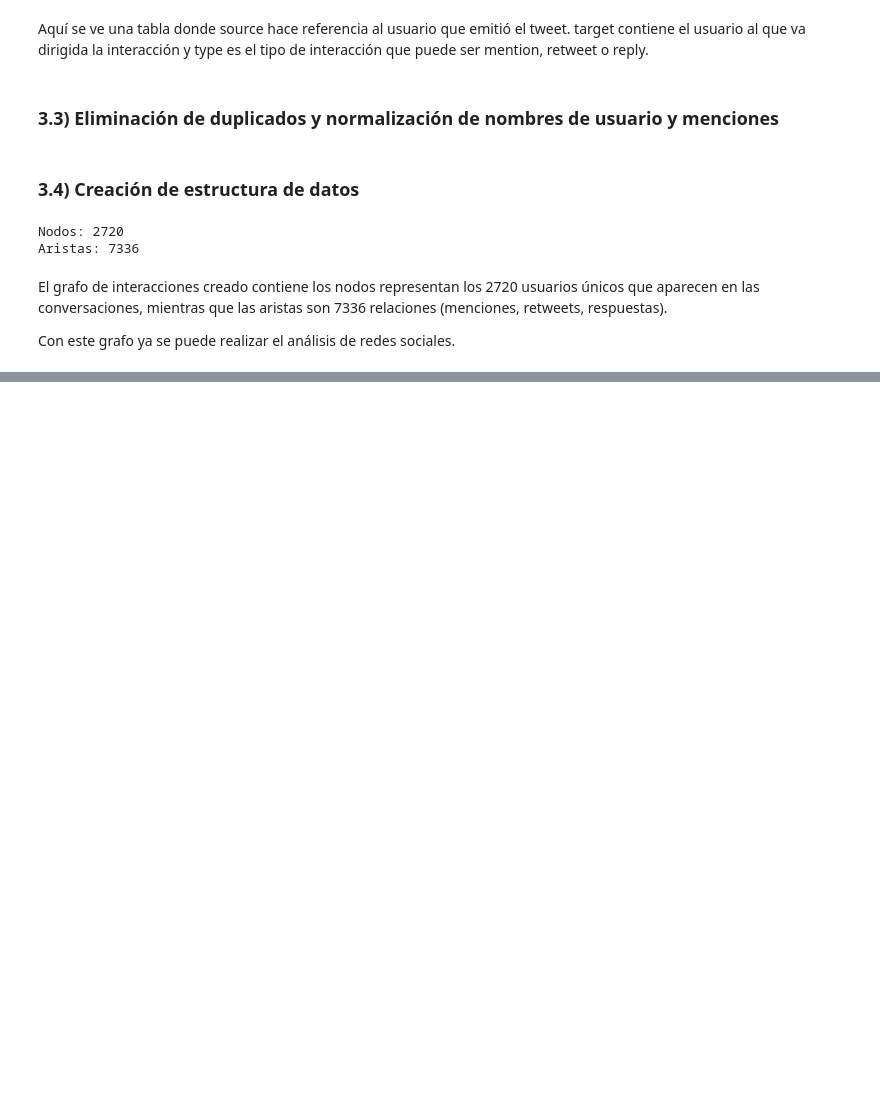
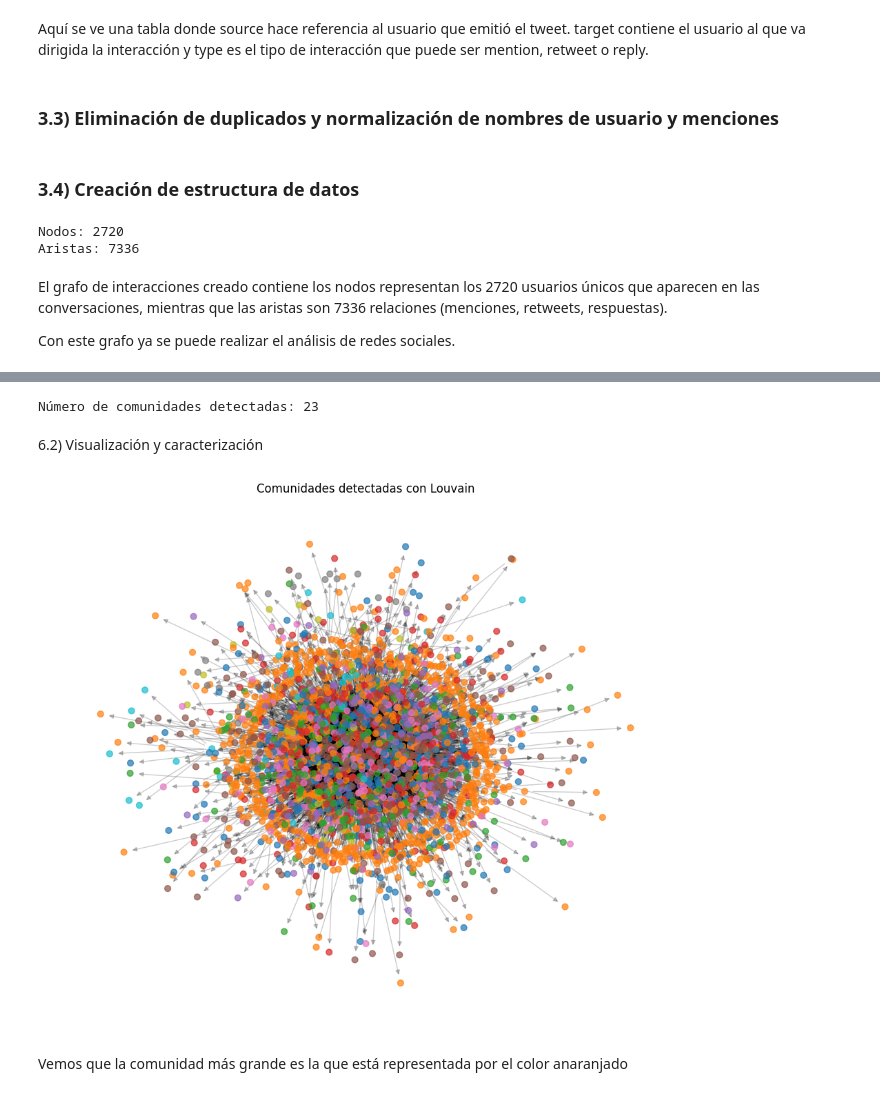
Before and after one commit to Kapiven/Lab6DS, a Jupyter notebook: Analisis.ipynb, the cells around one changed output, grey strips where cells are left out. Saved outputs shown, nothing was run; the diff lists cells and outputs as text; code cells hidden in the pictures; blank space fills up the shorter version.

```diff
--- a/Analisis.ipynb
+++ b/Analisis.ipynb
@@ -149,0 +327,36 @@ Con este grafo ya se puede realizar el análisis de redes sociales.
+# %%
+# Detección de comunidades
+partition = community_louvain.best_partition(G.to_undirected())
+
+# Guardar comunidad asignada a cada nodo
+nx.set_node_attributes(G, partition, "comunidad")
+
+# Número de comunidades
+num_comunidades = len(set(partition.values()))
+print("Número de comunidades detectadas:", num_comunidades)
+# %% [output]
+Número de comunidades detectadas: 23
+# %% [markdown]
+6.2) Visualización y caracterización
+# %%
+# Posiciones de nodos
+pos = nx.spring_layout(G, k=0.3, seed=42)
+
+plt.figure(figsize=(12,10))
+
+# Dibujar nodos coloreados por comunidad
+nx.draw_networkx_nodes(G, pos,
+                       node_size=40,
+                       cmap=plt.cm.tab10,
+                       node_color=list(partition.values()),
+                       alpha=0.7)
+
+nx.draw_networkx_edges(G, pos, alpha=0.2)
+
+plt.title("Comunidades detectadas con Louvain")
+plt.axis("off")
+plt.show()
+# %% [output]
+[figure, added]
+# %% [markdown]
+Vemos que la comunidad más grande es la que está representada por el color anaranjado
```
Also changed, not shown: parts of 30 cells of this notebook, 1 other file.
